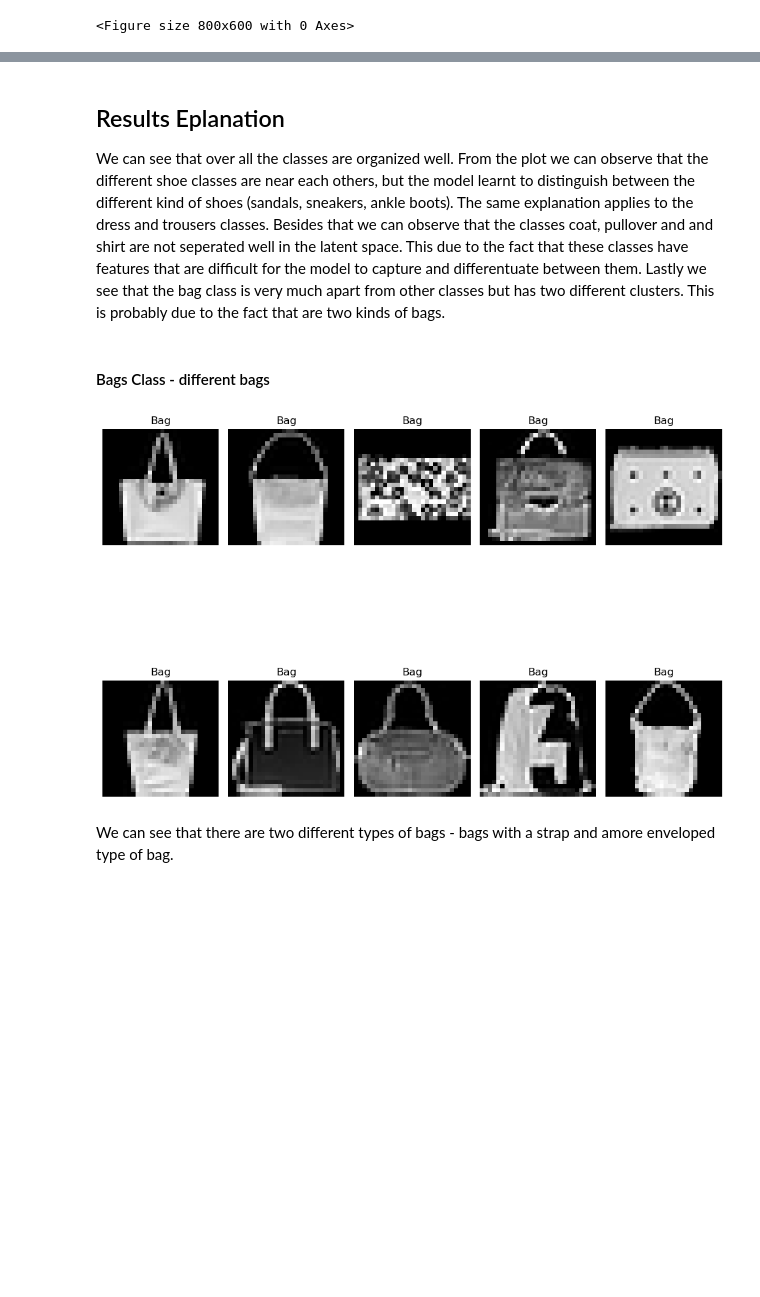
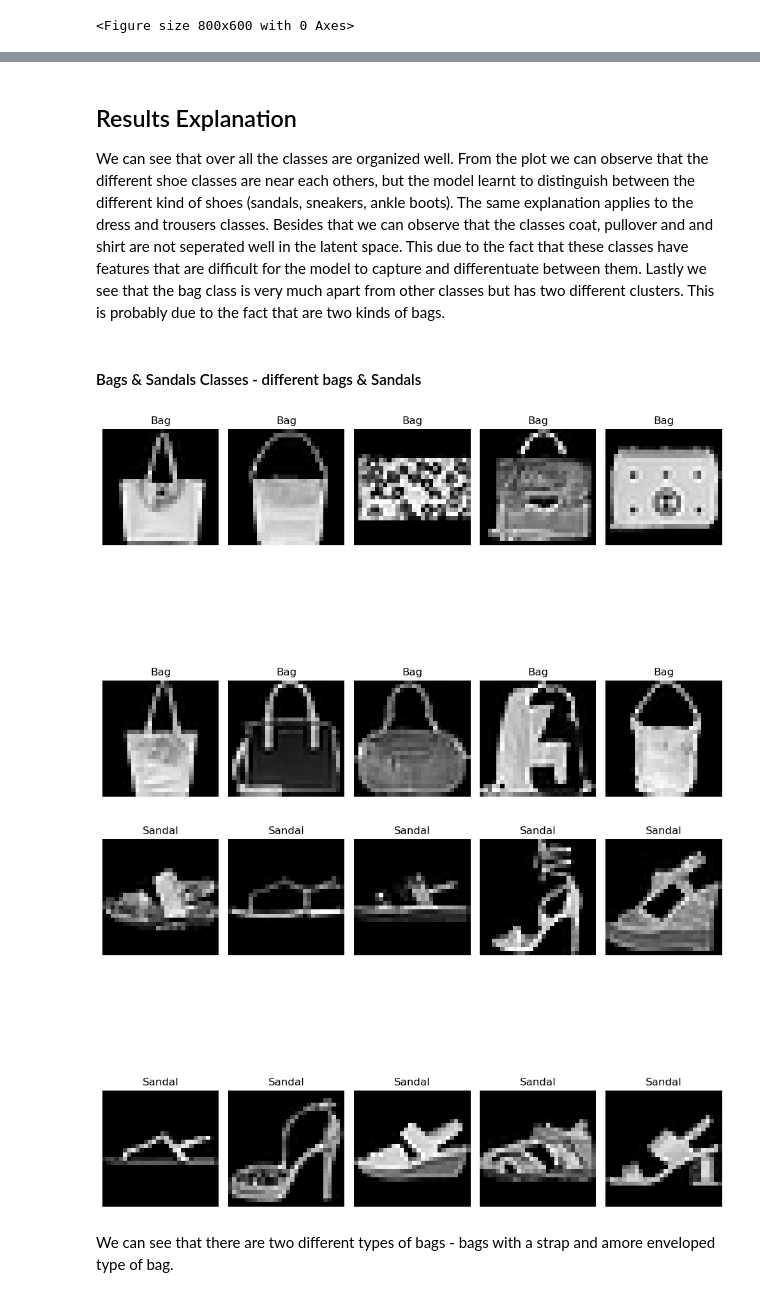
Before and after one commit to roiteichman/Deep-project, a Jupyter notebook: Project.ipynb, the cells around one changed output, grey strips where cells are left out. Saved outputs shown, nothing was run; the diff lists cells and outputs as text; code cells hidden in the pictures; blank space fills up the shorter version.

```diff
--- a/Project.ipynb
+++ b/Project.ipynb
@@ -477,28 +410,44 @@ plt.show()
 # %% [markdown]
-## Results Eplanation
+## Results Explanation
 We can see that over all the classes are organized well.
 From the plot we can observe that the different shoe classes are near each others, but the model learnt to distinguish between the different kind of shoes (sandals, sneakers, ankle boots).
 The same explanation applies to the dress and trousers classes.
 Besides that we can observe that the classes coat, pullover and and shirt are not seperated well in the latent space. This due to the fact that these classes have features that are difficult for the model to capture and differentuate between them.
 Lastly we see that the bag class is very much apart from other classes but has two different clusters. This is probably due to the fact that are two kinds of bags.
 # %% [markdown]
-#### Bags Class - different bags
+#### Bags & Sandals Classes - different bags & Sandals
 # %%
 BAG_CLASS = 8
+SANDALS_CLASS = 5
 bag_images = [model_normal.train_ds.X[i] for i in range(len(model_normal.train_ds)) if model_normal.train_ds.y[i] == BAG_CLASS]
 bag_images = bag_images[-5:] + bag_images[:5]
+
+
+sandals_images = [model_normal.train_ds.X[i] for i in range(len(model_normal.train_ds)) if model_normal.train_ds.y[i] == SANDALS_CLASS]
+sandals_images = sandals_images[-5:] + sandals_images[:5]
 
 # Plot 10 bag images
 plt.figure(figsize=(10, 10))
 for i, img in enumerate(bag_images):
     plt.subplot(2, 5, i + 1)
     plt.imshow(img.numpy(), cmap="gray")
     plt.axis("off")
     plt.title("Bag")
 plt.tight_layout()
 plt.show()
+
+# Plot 10 sandals images
+plt.figure(figsize=(10, 10))
+for i, img in enumerate(sandals_images):
+    plt.subplot(2, 5, i + 1)
+    plt.imshow(img.numpy(), cmap="gray")
+    plt.axis("off")
+    plt.title("Sandal")
+plt.tight_layout()
+plt.show()
 # %% [output]
 [figure]
+[figure, added]
 # %% [markdown]
 We can see that there are two different types of bags - bags with a strap and amore enveloped type of bag.
 # %% [markdown]
```
Also changed, not shown: parts of 14 cells of this notebook, 1 other file.
